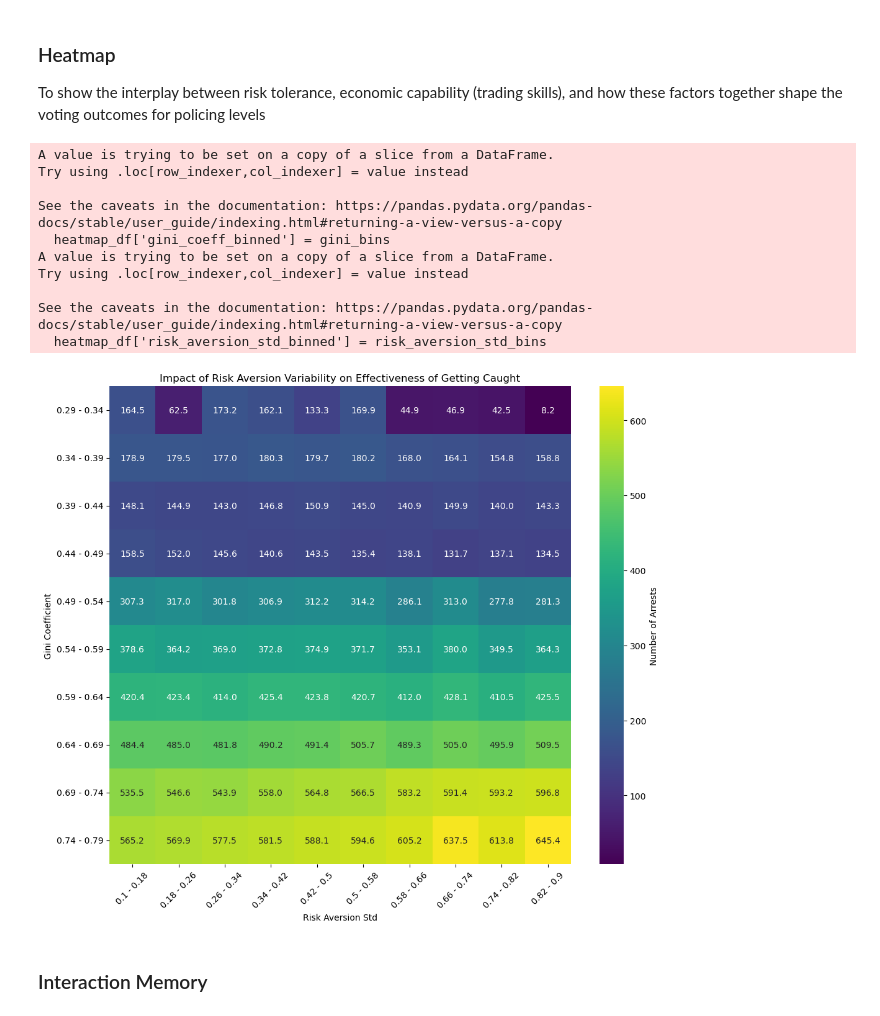
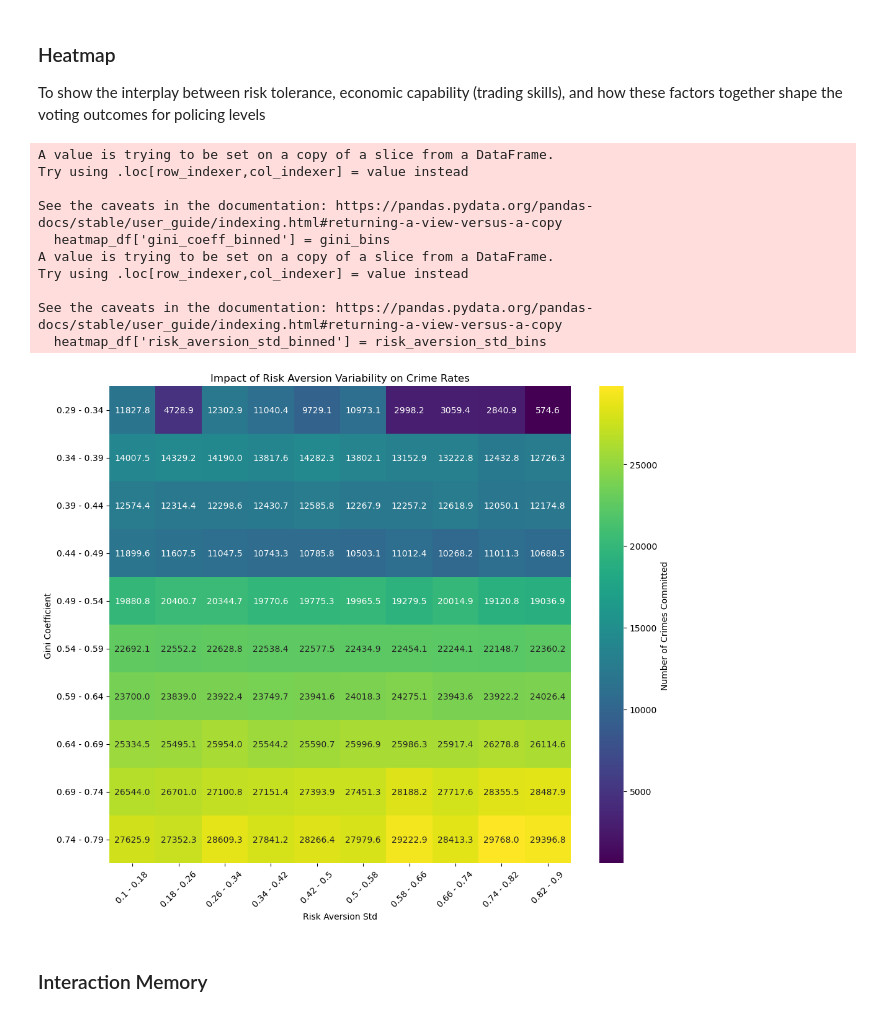
Before and after one commit to nabilasiregar/abm-project, a Jupyter notebook: notebooks/analysis.ipynb, the cells around one changed output. Saved outputs shown, nothing was run; the diff lists cells and outputs as text; code cells hidden in the pictures.

```diff
--- a/notebooks/analysis.ipynb
+++ b/notebooks/analysis.ipynb
@@ -275,7 +284,7 @@ plot_ofat_final_step(risk_data, 'risk_aversion_std', 500)
 ### Heatmap
 To show the interplay between risk tolerance, economic capability (trading skills), and how these factors together shape the voting outcomes for policing levels
 # %%
-heatmap_df = risk_data[['gini_coeff', 'risk_aversion_std', 'num_arrests_made']]
+heatmap_df = risk_data[['gini_coeff', 'risk_aversion_std', 'num_crimes_committed']]
 
 # Bin the data for the heatmap
 gini_bins = pd.cut(heatmap_df['gini_coeff'], bins=10)
@@ -285,37 +294,37 @@ heatmap_df['gini_coeff_binned'] = gini_bins
 heatmap_df['risk_aversion_std_binned'] = risk_aversion_std_bins
 
 # Create a pivot table for the heatmap
-heatmap_data = heatmap_df.pivot_table(values='num_arrests_made',
+heatmap_data = heatmap_df.pivot_table(values='num_crimes_committed',
                                       index='gini_coeff_binned',
                                       columns='risk_aversion_std_binned',
                                       aggfunc=np.mean)
 
 # Plot the heatmap
 plt.figure(figsize=(12, 10))
-sns.heatmap(heatmap_data, cmap='viridis', annot=True, fmt=".1f", cbar_kws={'label': 'Number of Arrests'})
-plt.title('Impact of Risk Aversion Variability on Effectiveness of Getting Caught')
+sns.heatmap(heatmap_data, cmap='viridis', annot=True, fmt=".1f", cbar_kws={'label': 'Number of Crimes Committed'})
+plt.title('Impact of Risk Aversion Variability on Crime Rates')
 plt.xlabel('Risk Aversion Std')
 plt.ylabel('Gini Coefficient')
 
 # Update the axis labels with bin ranges
 gini_labels = [f"{round(bin.left, 2)} - {round(bin.right, 2)}" for bin in heatmap_data.index.categories]
 risk_aversion_std_labels = [f"{round(bin.left, 2)} - {round(bin.right, 2)}" for bin in heatmap_data.columns.categories]
 
 plt.xticks(ticks=np.arange(len(risk_aversion_std_labels))+0.5, labels=risk_aversion_std_labels, rotation=45)
 plt.yticks(ticks=np.arange(len(gini_labels))+0.5, labels=gini_labels, rotation=0)
 plt.show()
 # %% [output]
 A value is trying to be set on a copy of a slice from a DataFrame.
 Try using .loc[row_indexer,col_indexer] = value instead
 
 See the caveats in the documentation: https://pandas.pydata.org/pandas-docs/stable/user_guide/indexing.html#returning-a-view-versus-a-copy
   heatmap_df['gini_coeff_binned'] = gini_bins
 A value is trying to be set on a copy of a slice from a DataFrame.
 Try using .loc[row_indexer,col_indexer] = value instead
 
 See the caveats in the documentation: https://pandas.pydata.org/pandas-docs/stable/user_guide/indexing.html#returning-a-view-versus-a-copy
   heatmap_df['risk_aversion_std_binned'] = risk_aversion_std_bins
-[figure, old version]
+[figure, new version]
 # %% [markdown]
 ### Interaction Memory
 # %%
```
Also changed, not shown: parts of 19 cells of this notebook, 2 other files.
